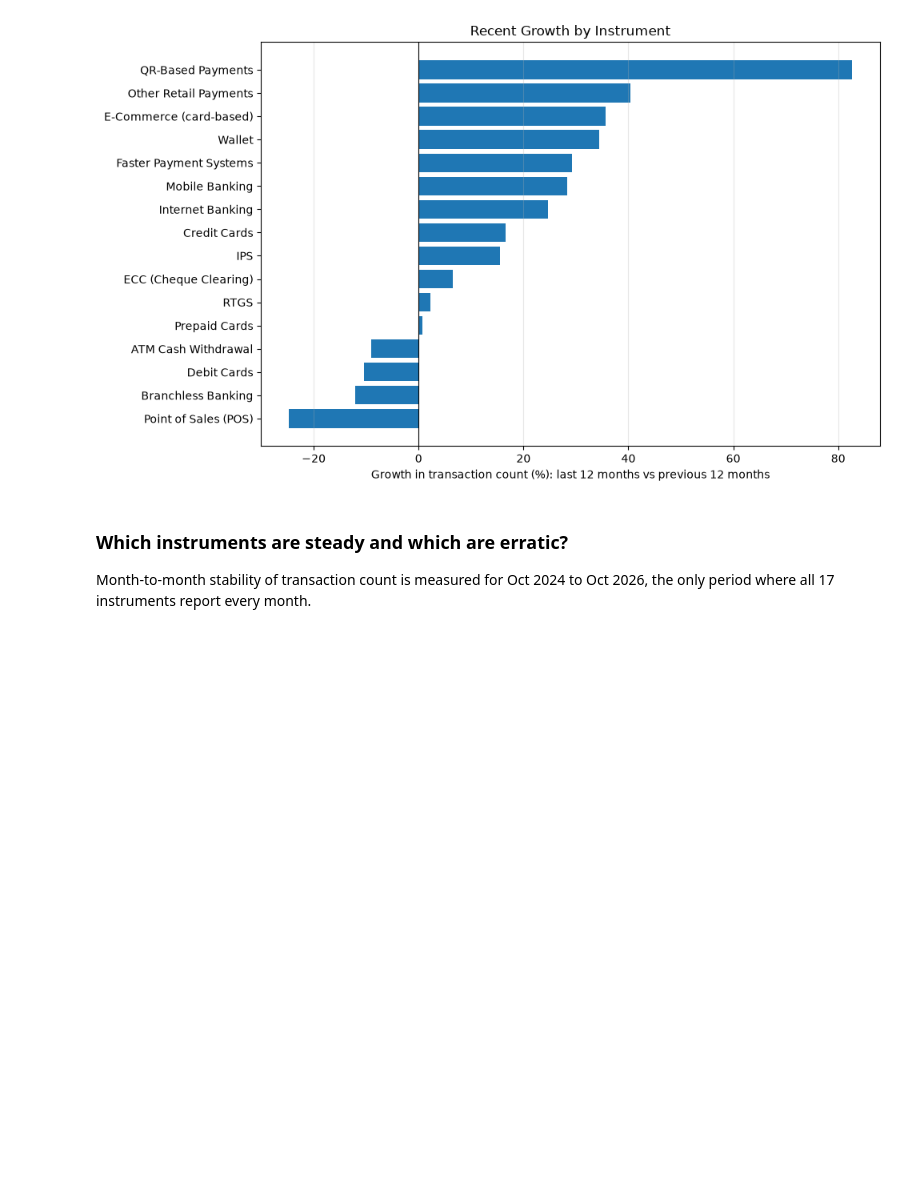
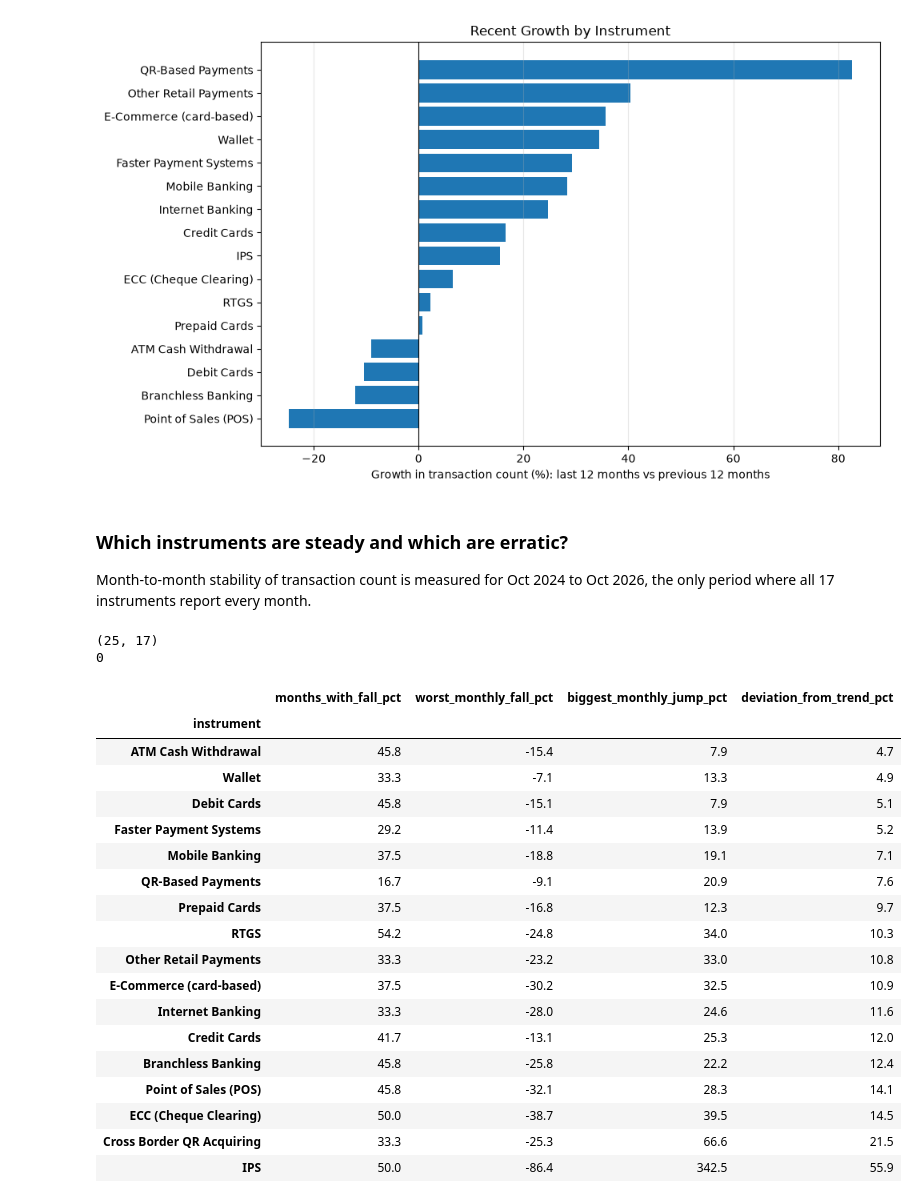
Before and after one commit to Srijan0113/Nepal_Online_Payment_System, a Jupyter notebook: Python/03_Payment_Instrument_Performance_Analysis.ipynb, the cells around one changed output. Cells and saved outputs as stored; diff of their text form; code cells hidden in the pictures; blank space fills up the shorter version.

Commit message:
Steady and Erratic instruments.

```diff
--- a/Python/03_Payment_Instrument_Performance_Analysis.ipynb
+++ b/Python/03_Payment_Instrument_Performance_Analysis.ipynb
@@ -336,3 +336,50 @@ plt.show()
 # %% [markdown]
 ### Which instruments are steady and which are erratic?
 Month-to-month stability of transaction count is measured for Oct 2024 to Oct 2026, the only period where all 17 instruments report every month.
+# %%
+era = df[df["period_end"] >= "2024-10-01"]
+
+count_by_month = era.pivot(index="period_end", columns="instrument", values="txn_count")
+
+print(count_by_month.shape)               # expect (25, 17)
+print(count_by_month.isna().sum().sum())  # expect 0
+
+mom = count_by_month.pct_change() * 100
+
+t = np.arange(len(count_by_month))
+
+def deviation_from_trend(series):
+    y = np.log(series)
+    trend = np.polyval(np.polyfit(t, y, 1), t)
+    return (y - trend).std() * 100
+
+stability = pd.DataFrame({
+    "months_with_fall_pct": (mom.iloc[1:] < 0).mean() * 100,
+    "worst_monthly_fall_pct": mom.min(),
+    "biggest_monthly_jump_pct": mom.max(),
+    "deviation_from_trend_pct": count_by_month.apply(deviation_from_trend),
+}).sort_values("deviation_from_trend_pct")
+
+stability.round(1)
+# %% [output]
+(25, 17)
+0
+|  | months_with_fall_pct | worst_monthly_fall_pct | biggest_monthly_jump_pct | deviation_from_trend_pct |
+| instrument |  |  |  |  |
+| ATM Cash Withdrawal | 45.8 | -15.4 | 7.9 | 4.7 |
+| Wallet | 33.3 | -7.1 | 13.3 | 4.9 |
+| Debit Cards | 45.8 | -15.1 | 7.9 | 5.1 |
+| Faster Payment Systems | 29.2 | -11.4 | 13.9 | 5.2 |
+| Mobile Banking | 37.5 | -18.8 | 19.1 | 7.1 |
+| QR-Based Payments | 16.7 | -9.1 | 20.9 | 7.6 |
+| Prepaid Cards | 37.5 | -16.8 | 12.3 | 9.7 |
+| RTGS | 54.2 | -24.8 | 34.0 | 10.3 |
+| Other Retail Payments | 33.3 | -23.2 | 33.0 | 10.8 |
+| E-Commerce (card-based) | 37.5 | -30.2 | 32.5 | 10.9 |
+| Internet Banking | 33.3 | -28.0 | 24.6 | 11.6 |
+| Credit Cards | 41.7 | -13.1 | 25.3 | 12.0 |
+| Branchless Banking | 45.8 | -25.8 | 22.2 | 12.4 |
+| Point of Sales (POS) | 45.8 | -32.1 | 28.3 | 14.1 |
+| ECC (Cheque Clearing) | 50.0 | -38.7 | 39.5 | 14.5 |
+| Cross Border QR Acquiring | 33.3 | -25.3 | 66.6 | 21.5 |
+| IPS | 50.0 | -86.4 | 342.5 | 55.9 |
```
